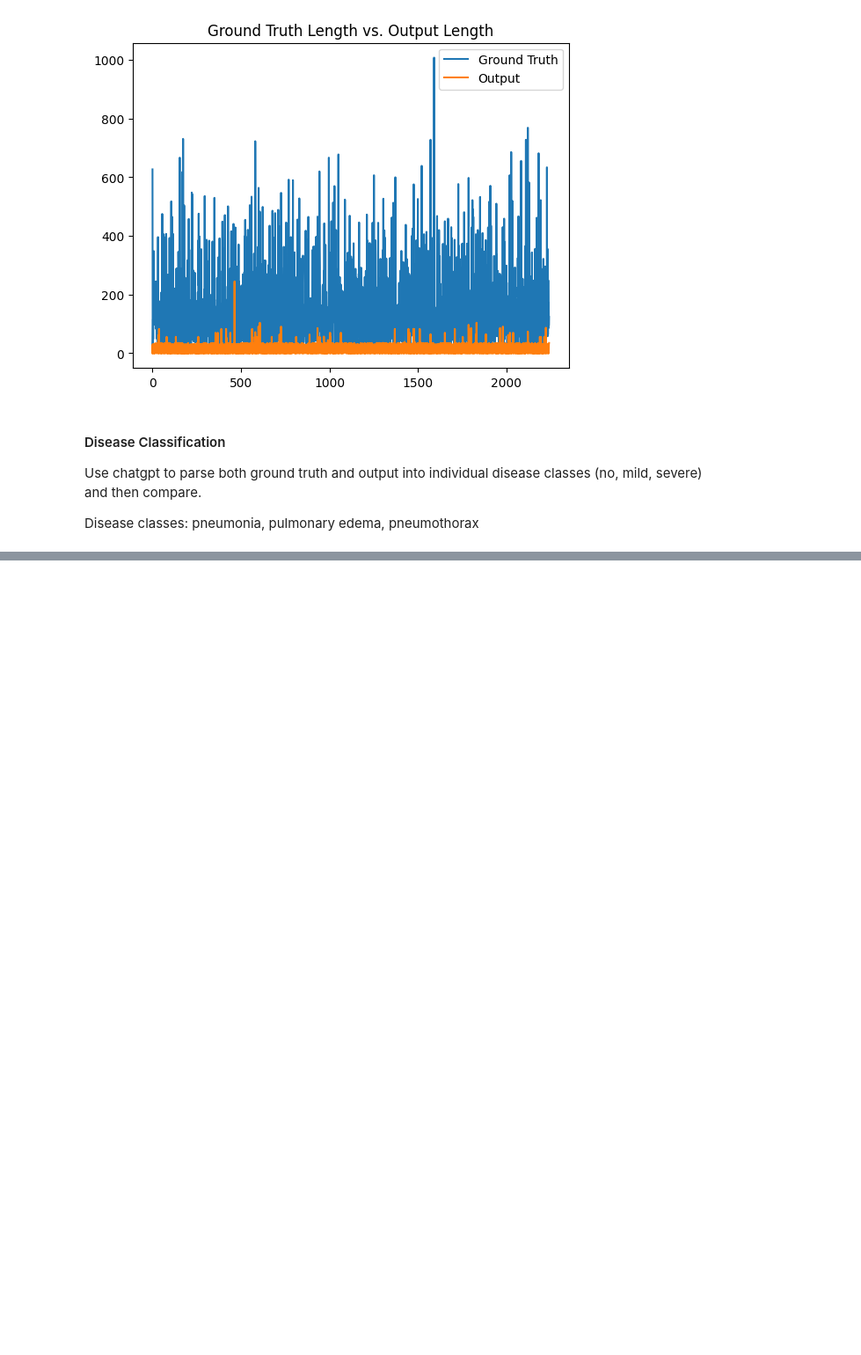
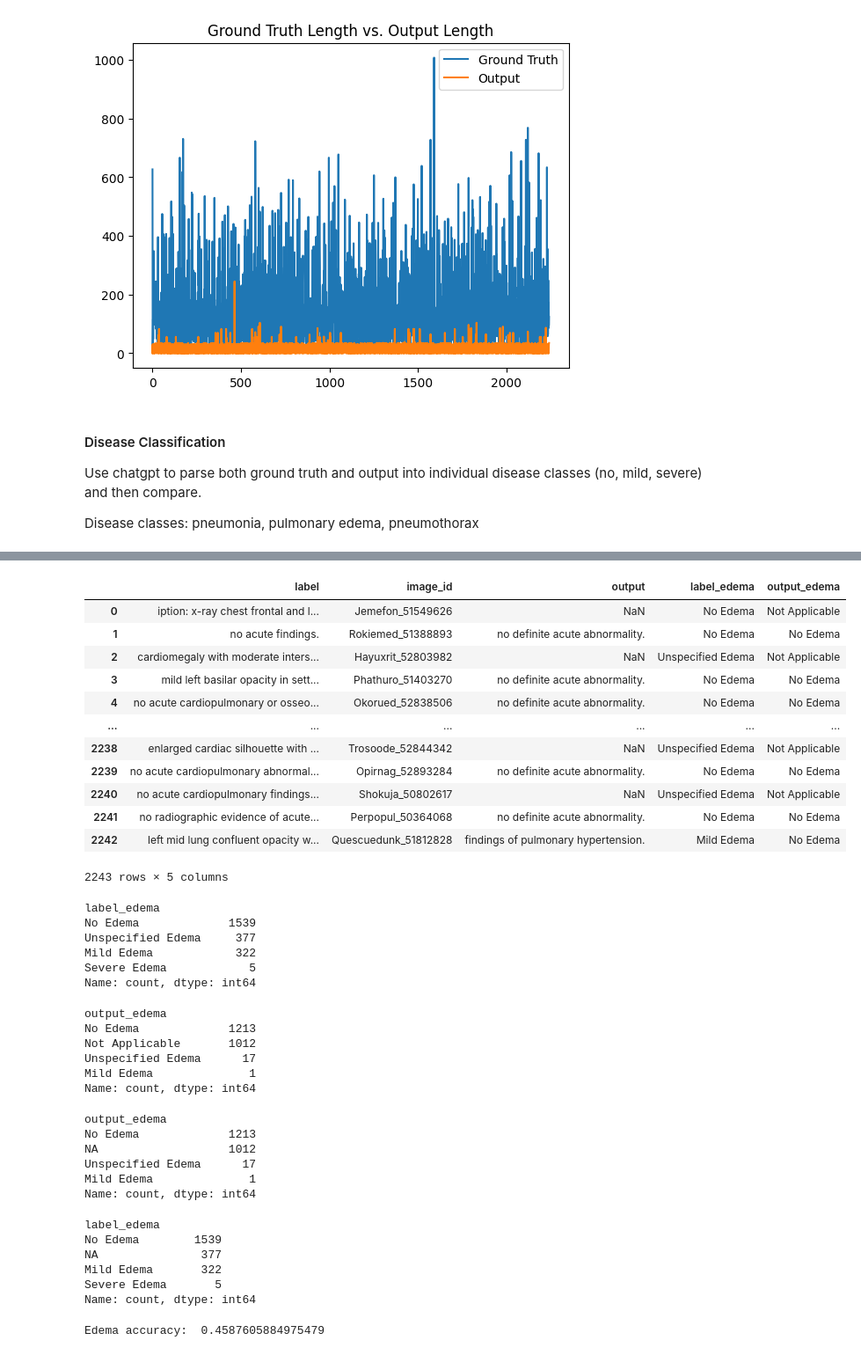
Before and after one commit to yushi20/Medical_LLM, a Jupyter notebook: eval_performance.ipynb, the cells around one changed output, grey strips where cells are left out. Shown: that part at 88% size. Cells and saved outputs as stored; diff of their text form; code cells hidden in the pictures; blank space fills up the shorter version.

```diff
--- a/eval_performance.ipynb
+++ b/eval_performance.ipynb
@@ -209,0 +228,60 @@ def classify_disease(report):
+# %%
+edema = pd.read_csv('gpt_edema.csv')
+edema
+# %% [output]
+|  | label | image_id | output | label_edema | output_edema |
+| 0 | iption: x-ray chest frontal and l... | Jemefon_51549626 | NaN | No Edema | Not Applicable |
+| 1 | no acute findings. | Rokiemed_51388893 | no definite acute abnormality. | No Edema | No Edema |
+| 2 | cardiomegaly with moderate inters... | Hayuxrit_52803982 | NaN | Unspecified Edema | Not Applicable |
+| 3 | mild left basilar opacity in sett... | Phathuro_51403270 | no definite acute abnormality. | No Edema | No Edema |
+| 4 | no acute cardiopulmonary or osseo... | Okorued_52838506 | no definite acute abnormality. | No Edema | No Edema |
+| ... | ... | ... | ... | ... | ... |
+| 2238 | enlarged cardiac silhouette with ... | Trosoode_52844342 | NaN | Unspecified Edema | Not Applicable |
+| 2239 | no acute cardiopulmonary abnormal... | Opirnag_52893284 | no definite acute abnormality. | No Edema | No Edema |
+| 2240 | no acute cardiopulmonary findings... | Shokuja_50802617 | NaN | Unspecified Edema | Not Applicable |
+| 2241 | no radiographic evidence of acute... | Perpopul_50364068 | no definite acute abnormality. | No Edema | No Edema |
+| 2242 | left mid lung confluent opacity w... | Quescuedunk_51812828 | findings of pulmonary hypertension. | Mild Edema | No Edema |
+2243 rows × 5 columns
+# %%
+edema['label_edema'].value_counts()
+# %% [output]
+label_edema
+No Edema             1539
+Unspecified Edema     377
+Mild Edema            322
+Severe Edema            5
+Name: count, dtype: int64
+# %%
+edema['output_edema'].value_counts()
+# %% [output]
+output_edema
+No Edema             1213
+Not Applicable       1012
+Unspecified Edema      17
+Mild Edema              1
+Name: count, dtype: int64
+# %%
+edema.loc[edema['output_edema'] == 'Not Applicable', 'output_edema'] = 'NA'
+edema['output_edema'].value_counts()
+# %% [output]
+output_edema
+No Edema             1213
+NA                   1012
+Unspecified Edema      17
+Mild Edema              1
+Name: count, dtype: int64
+# %%
+edema.loc[edema['label_edema'] == 'Unspecified Edema', 'label_edema'] = 'NA'
+edema['label_edema'].value_counts()
+# %% [output]
+label_edema
+No Edema        1539
+NA               377
+Mild Edema       322
+Severe Edema       5
+Name: count, dtype: int64
+# %%
+edema_accuracy = (edema['label_edema'] == edema['output_edema']).sum() / edema.shape[0]
+print('Edema accuracy: ', edema_accuracy)
+# %% [output]
+Edema accuracy:  0.4587605884975479
```
Also changed, not shown: parts of 15 cells of this notebook, 14 other files.
